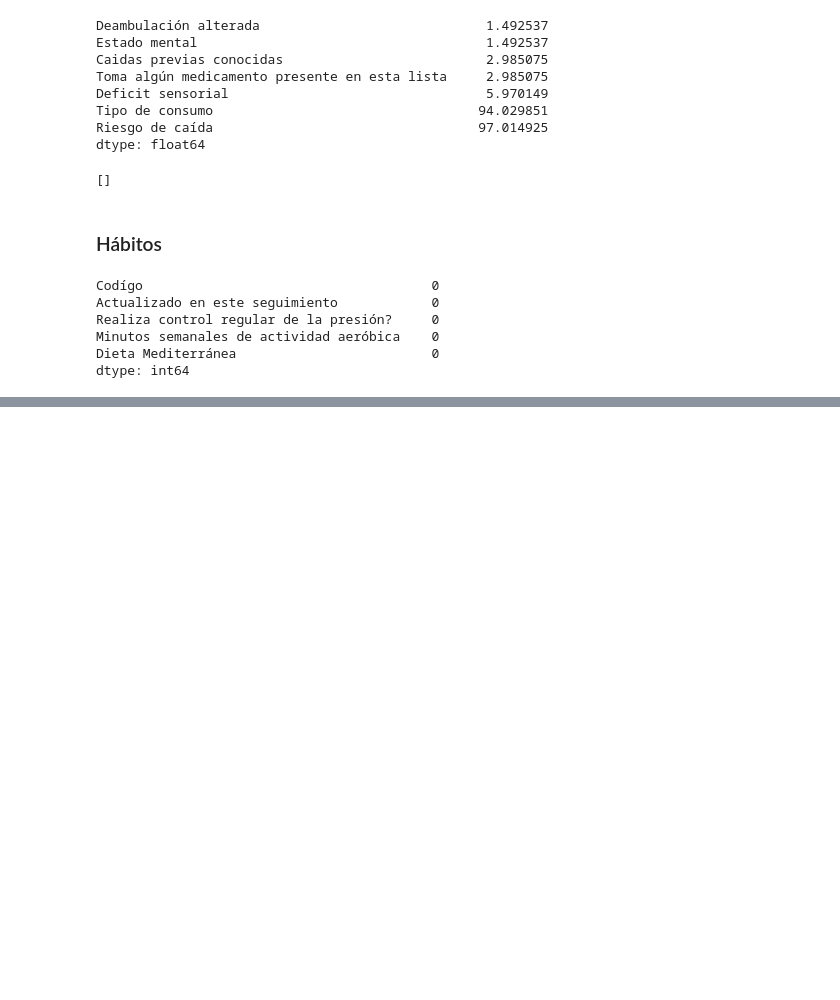
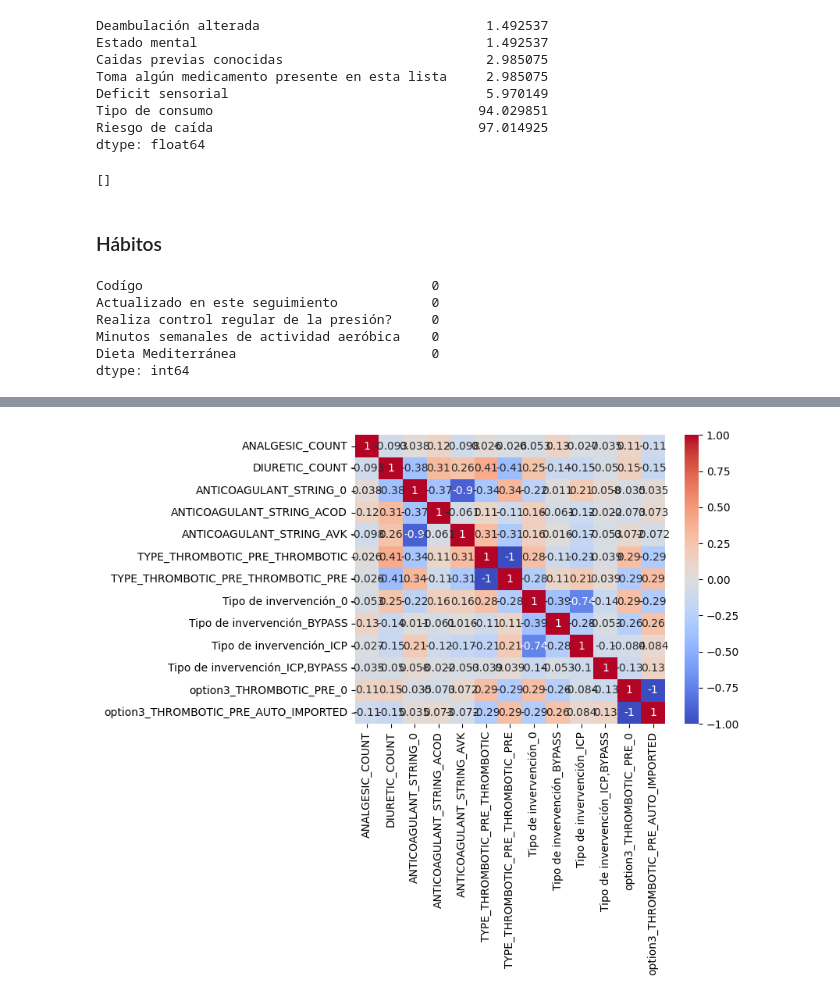
Before and after one commit to MiguelGP-13/Visualizacion-practica, a Jupyter notebook: Final/limpia_excel.ipynb, the cells around one changed output, grey strips where cells are left out. Saved outputs shown, nothing was run; the diff lists cells and outputs as text; code cells hidden in the pictures; blank space fills up the shorter version.

```diff
--- a/Final/limpia_excel.ipynb
+++ b/Final/limpia_excel.ipynb
@@ -272,0 +454,9 @@ dtype: int64
+# %%
+# Definir las columnas que tienen solo un valor, excepto option3 que si contiene informacion
+cols_a_borrar = [
+    col for col in trombotico.columns
+    if trombotico[col].nunique() <= 1 and col != 'option3_THROMBOTIC_PRE'
+]
+
+# Eliminar esas columnas
+trombotico.drop(columns=cols_a_borrar, inplace=True)
@@ -272,0 +473,20 @@ dtype: int64
+# %%
+# contiene la misma información que la columna ANTICOAGULANT_STRING
+trombotico.drop('Numero  anticoagulantes',inplace=True,axis=1)
+
+# contiene la misma información que la columna ANTICOAGULANT_STRING
+trombotico.drop('ANTICOAGULANT_COUNT',inplace=True,axis=1)
+
+# contiene la misma información que la columna ANTIPLATELET_STRING
+trombotico.drop('Numero  antiagregantes',inplace=True,axis=1)
+
+# contiene la misma información que la columna ANTIPLATELET_STRING
+trombotico.drop('ANTIPLATELET_COUNT',inplace=True,axis=1)
+
+# contiene la misma información que la columna OTHER_STRING
+trombotico.drop('Otro medicamentos',inplace=True,axis=1)
+
+# contiene la misma información que la columna OTHER_STRING
+trombotico.drop('OTHER_COUNT',inplace=True,axis=1)
+# %%
+trombotico=trombotico.applymap(nan_a_cero)
@@ -272,0 +517,13 @@ dtype: int64
+# %%
+import seaborn as sns
+import matplotlib.pyplot as plt
+# One-hot encoding de las columnas categóricas
+trombotico_encoded = pd.get_dummies(trombotico[trombotico.columns[(trombotico.nunique(axis=0)<5).values]])
+
+# Matriz de correlación
+corr_matrix = trombotico_encoded.corr()
+# %%
+sns.heatmap(corr_matrix, annot=True, cmap='coolwarm')
+plt.show()
+# %% [output]
+[figure, added]
```
Also changed, not shown: parts of 29 cells of this notebook.
